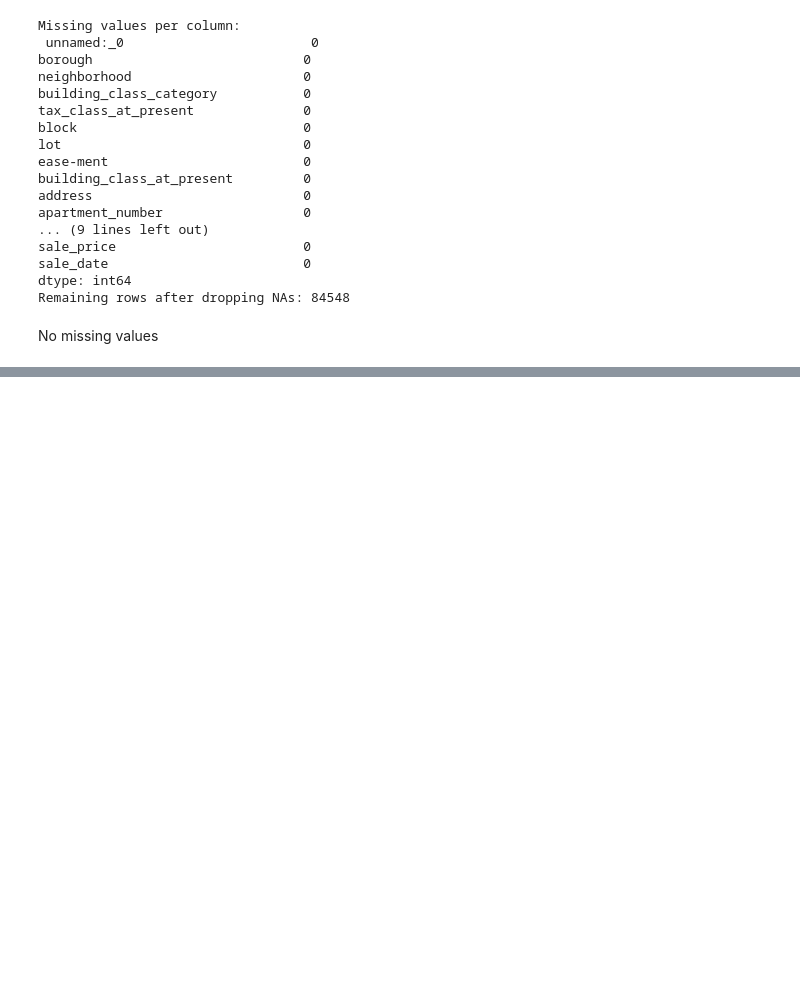
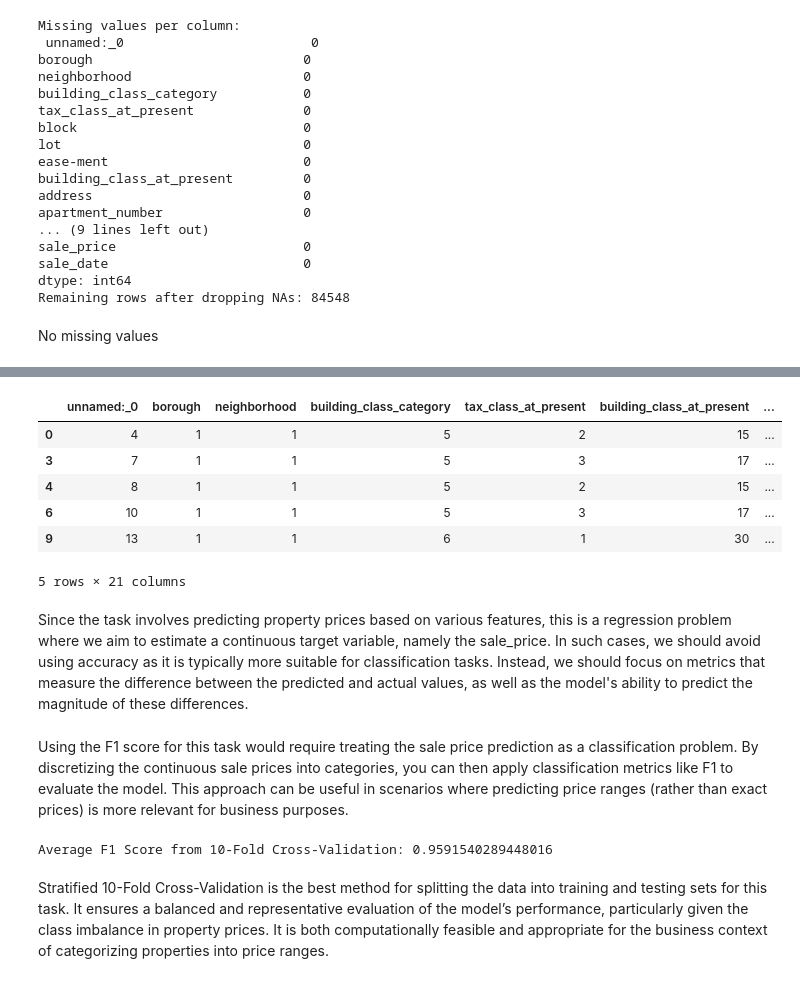
Before and after one commit to logcho/wide-deep-networks, a Jupyter notebook: explorations.ipynb, the cells around one changed output, grey strips where cells are left out. Cells and saved outputs as stored; diff of their text form; code cells hidden in the pictures; blank space fills up the shorter version.

```diff
--- a/explorations.ipynb
+++ b/explorations.ipynb
@@ -69,0 +262,12 @@ No missing values
+# %%
+df.head()
+# %% [output]
+|  | unnamed:_0 | borough | neighborhood | building_class_category | tax_class_at_present | building_class_at_present | ... |
+| 0 | 4 | 1 | 1 | 5 | 2 | 15 | ... |
+| 3 | 7 | 1 | 1 | 5 | 3 | 17 | ... |
+| 4 | 8 | 1 | 1 | 5 | 2 | 15 | ... |
+| 6 | 10 | 1 | 1 | 5 | 3 | 17 | ... |
+| 9 | 13 | 1 | 1 | 6 | 1 | 30 | ... |
+5 rows × 21 columns
+# %% [markdown]
+Since the task involves predicting property prices based on various features, this is a regression problem where we aim to estimate a continuous target variable, namely the sale_price. In such cases, we should avoid using accuracy as it is typically more suitable for classification tasks. Instead, we should focus on metrics that measure the difference between the predicted and actual values, as well as the model's ability to predict the magnitude of these differences.
@@ -69,0 +279,2 @@ No missing values
+# %% [markdown]
+Using the F1 score for this task would require treating the sale price prediction as a classification problem. By discretizing the continuous sale prices into categories, you can then apply classification metrics like F1 to evaluate the model. This approach can be useful in scenarios where predicting price ranges (rather than exact prices) is more relevant for business purposes.
@@ -69,0 +288,28 @@ No missing values
+# %%
+skf = StratifiedKFold(n_splits=10, shuffle=True, random_state=42)
+
+# List to store F1 scores for each fold
+f1_scores = []
+
+# Stratified K-Fold Cross-Validation
+for train_index, test_index in skf.split(X, y):
+    # Split data into train and test sets
+    X_train, X_test = X.iloc[train_index], X.iloc[test_index]
+    y_train, y_test = y.iloc[train_index], y.iloc[test_index]
+
+    # Train a RandomForest Classifier
+    model = RandomForestClassifier()
+    model.fit(X_train, y_train)
+
+    # Predict and calculate F1 score
+    y_pred = model.predict(X_test)
+    f1 = f1_score(y_test, y_pred, average='weighted')  # Weighted average to handle class imbalance
+    f1_scores.append(f1)
+
+# Calculate the average F1 score
+average_f1 = np.mean(f1_scores)
+print(f"Average F1 Score from 10-Fold Cross-Validation: {average_f1}")
+# %% [output]
+Average F1 Score from 10-Fold Cross-Validation: 0.9591540289448016
+# %% [markdown]
+Stratified 10-Fold Cross-Validation is the best method for splitting the data into training and testing sets for this task. It ensures a balanced and representative evaluation of the model’s performance, particularly given the class imbalance in property prices. It is both computationally feasible and appropriate for the business context of categorizing properties into price ranges.
```
Also changed, not shown: parts of 32 cells of this notebook, 2 other files.
